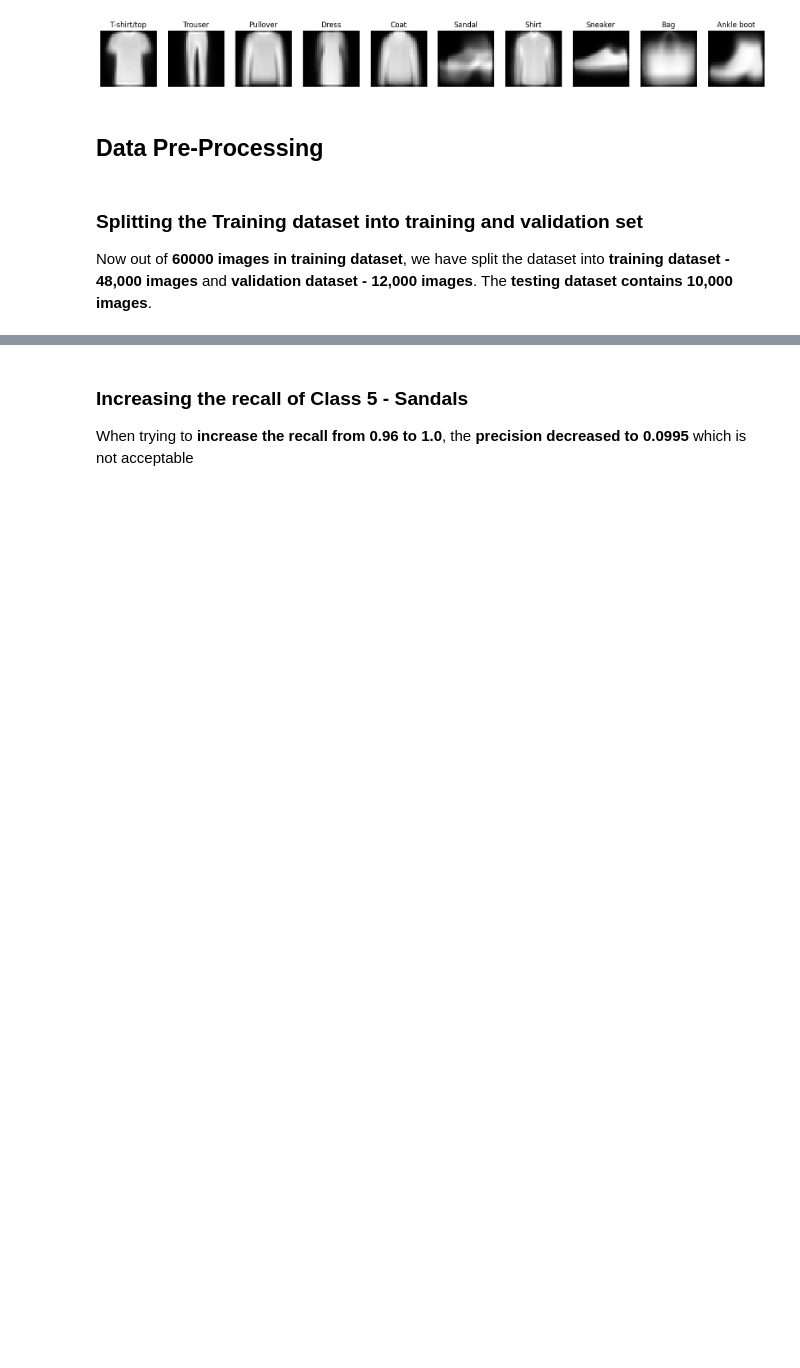
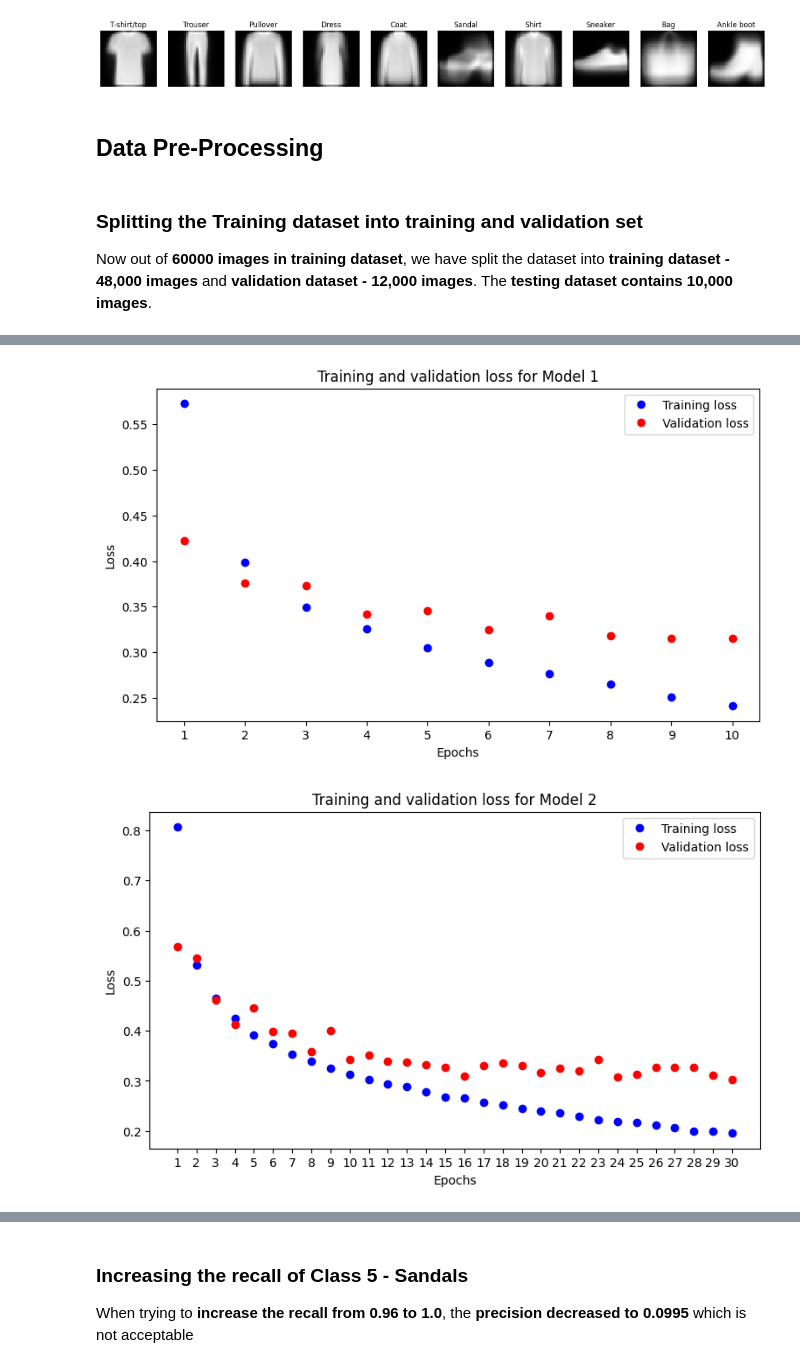
Before and after one commit to hemasree798/CSCN8010-labs, a Jupyter notebook: fMNIST_Dataset_DenseNN.ipynb, the cells around one changed output, grey strips where cells are left out. Cells and saved outputs as stored; diff of their text form; code cells hidden in the pictures; blank space fills up the shorter version.

```diff
--- a/fMNIST_Dataset_DenseNN.ipynb
+++ b/fMNIST_Dataset_DenseNN.ipynb
@@ -294,0 +338,7 @@ test_pred_prob = model.predict(test_images)
+# %%
+# compiling the model
+model_3_four_layers.compile(optimizer="adam",
+              loss="sparse_categorical_crossentropy",
+              metrics=["accuracy"])
+# %%
+history_3 = model_3_four_layers.fit(train_img, train_labl, epochs=20, batch_size=256,validation_data = (val_images,val_labels),callbacks=[modelcheckpoint_callback("best_model3.hdf5")])
@@ -294,0 +363,3 @@ test_pred_prob = model.predict(test_images)
+# %%
+models.append(model_3_four_layers)
+model_history.append(history_3)
@@ -294,0 +392,20 @@ test_pred_prob = model.predict(test_images)
+# %%
+def plot_training_val_loss(model_history):
+    for model,history in enumerate(model_history):
+        history_dict = history.history
+        plt.figure(figsize=(9, 5))
+        loss_values = history_dict["loss"]
+        val_loss_values = history_dict["val_loss"]
+        epochs = range(1, len(loss_values) + 1)
+        plt.plot(epochs, loss_values, "bo", label="Training loss")
+        plt.plot(epochs, val_loss_values, "ro", label="Validation loss")
+        plt.xlabel("Epochs")
+        plt.xticks(epochs)
+        plt.ylabel("Loss")
+        plt.legend()
+        plt.title(f"Training and validation loss for Model {model+1}")
+# %%
+plot_training_val_loss(model_history)
+# %% [output]
+[figure, added]
+[figure, added]
```
Also changed, not shown: parts of 68 cells of this notebook, 3 other files.
